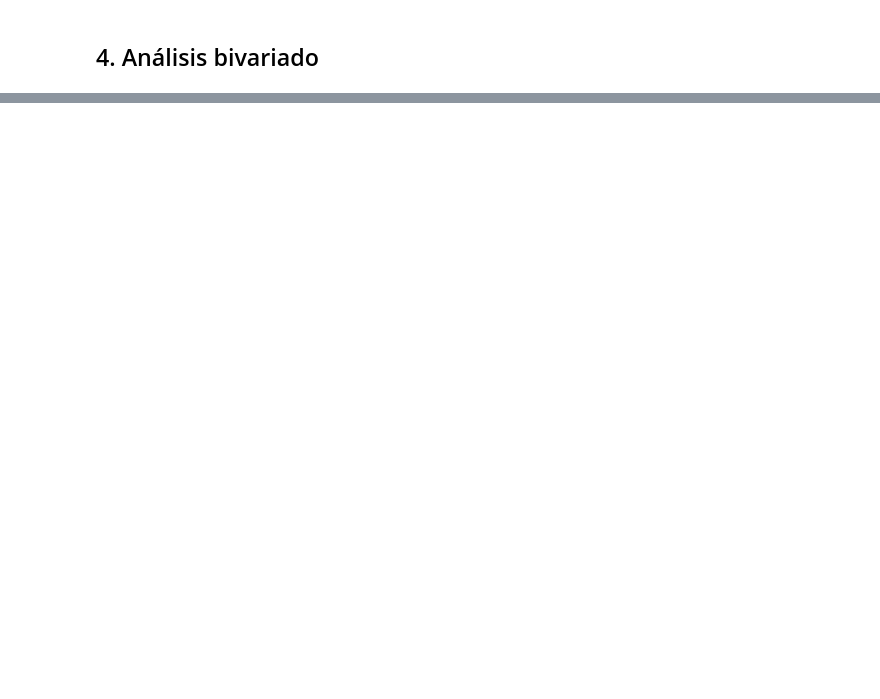
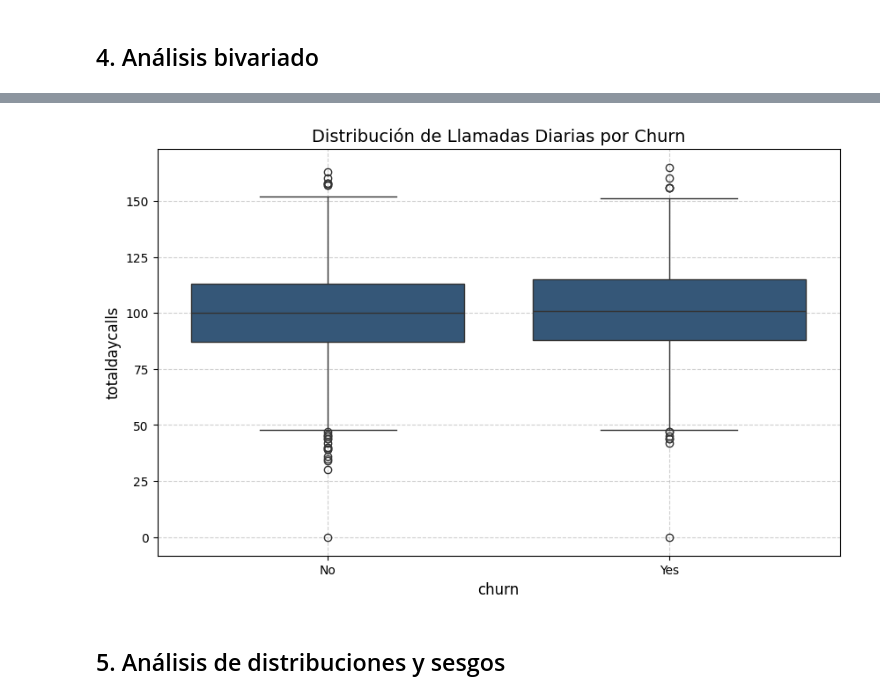
Before and after one commit to CorralesK/Lab04_EDA, a Jupyter notebook: lab04.ipynb, the cells around one changed output, grey strips where cells are left out. Saved outputs shown, nothing was run; the diff lists cells and outputs as text; code cells hidden in the pictures; blank space fills up the shorter version.

```diff
--- a/lab04.ipynb
+++ b/lab04.ipynb
@@ -151,2 +320,16 @@ for col in num_cols:
 # %% [markdown]
 ## 4. Análisis bivariado
+# %%
+# Matriz de correlación con mapa de calor utilizando matplotlib
+
+# Filtrar solo columnas numéricas
+numeric_cols = df.select_dtypes(include=['float64', 'int64'])
+
+# Calcular la matriz de correlación
+correlation_matrix = numeric_cols.corr()
+
+# Crear matriz de correlación con el mapa de calor
+plt.figure(figsize=(12, 8))
+sns.heatmap(correlation_matrix, annot=True, cmap="YlGnBu", fmt=".2f", cbar=True)
+plt.title("Matriz de Correlación entre las Variables Numéricas")
+plt.show()
@@ -152,0 +388,34 @@ for col in num_cols:
+# %%
+# Función reutilizable para grafica boxplots para mostrar la distribución númerica entre las variables categoricas
+def plot_boxplot(df, categorical_column, numerical_column, title=None, color="#2A5783", orient="v"):
+    # Validaciones de existencia de columnas
+    if categorical_column not in df.columns:
+        raise ValueError(f"La columna categórica '{categorical_column}' no existe en el DataFrame.")
+    if numerical_column not in df.columns:
+        raise ValueError(f"La columna numérica '{numerical_column}' no existe en el DataFrame.")
+
+    # Generar el gráfico
+    plt.figure(figsize=(10, 6))
+    sns.boxplot(
+        data=df,
+        x=categorical_column if orient == "v" else numerical_column,
+        y=numerical_column if orient == "v" else categorical_column,
+        color=color
+    )
+    plt.title(title if title else f"Boxplot de {numerical_column} por {categorical_column}", fontsize=14)
+    plt.xlabel(categorical_column if orient == "v" else numerical_column, fontsize=12)
+    plt.ylabel(numerical_column if orient == "v" else categorical_column, fontsize=12)
+    plt.grid(True, linestyle='--', alpha=0.6)
+    plt.show()
+
+# Ejemplo utilizando variable dicotomica, debido a que no existen categoricas
+plot_boxplot(
+    df=df,
+    categorical_column="churn",
+    numerical_column="totaldaycalls",
+    title="Distribución de Llamadas Diarias por Churn"
+)
+# %% [output]
+[figure, added]
+# %% [markdown]
+## 5. Análisis de distribuciones y sesgos
```
Also changed, not shown: parts of 17 cells of this notebook.
